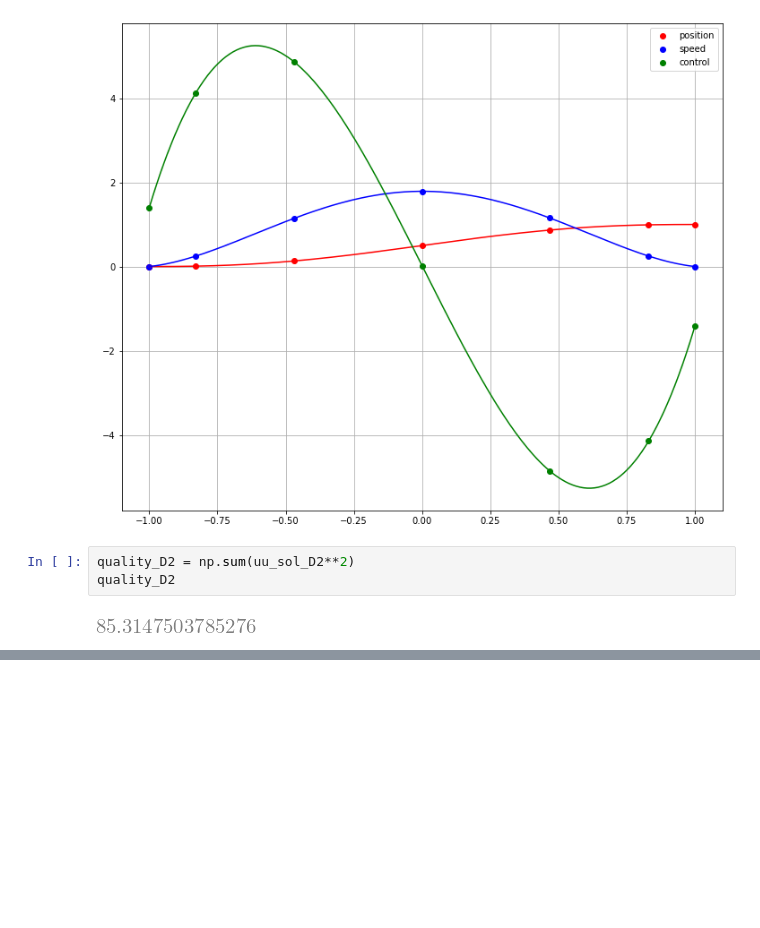
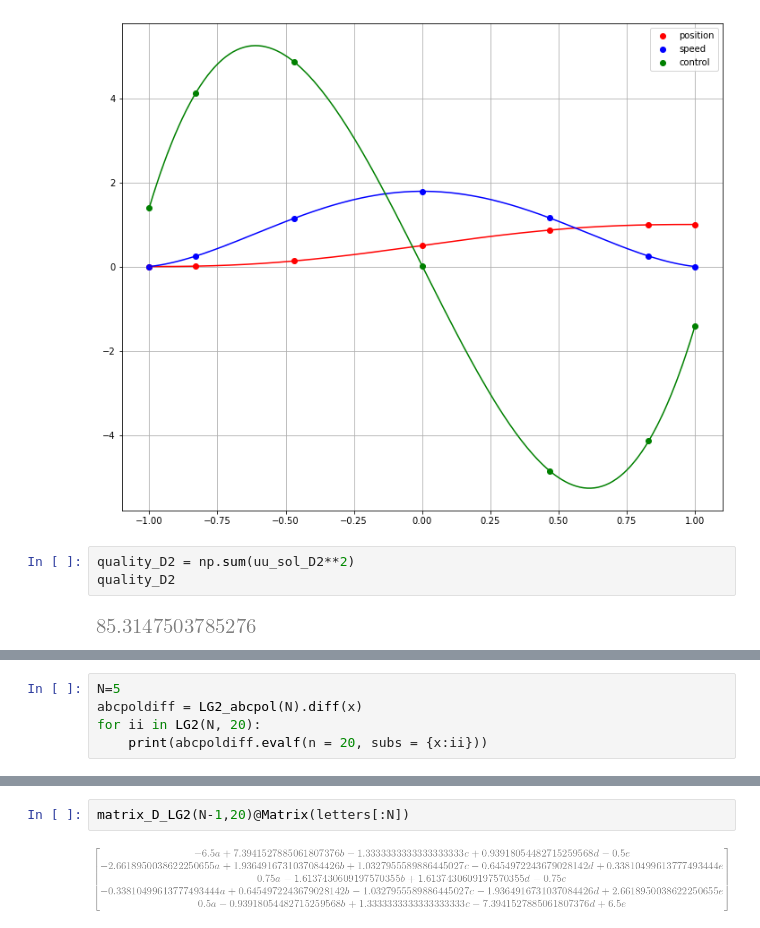
Before and after one commit to AunSiro/Cosejas_IRI, a Jupyter notebook: Casadi/Pseudospectral.ipynb, the cells around one changed output, grey strips where cells are left out. Cells and saved outputs as stored; diff of their text form; blank space fills up the shorter version.

```diff
--- a/Casadi/Pseudospectral.ipynb
+++ b/Casadi/Pseudospectral.ipynb
@@ -459,0 +485,5 @@ quality_D2
+# %%
+N=5
+abcpoldiff = LG2_abcpol(N).diff(x)
+for ii in LG2(N, 20):
+    print(abcpoldiff.evalf(n = 20, subs = {x:ii}))
@@ -459,0 +496,4 @@ quality_D2
+# %%
+matrix_D_LG2(N-1,20)@Matrix(letters[:N])
+# %% [output]
+[figure, added]
```
Also changed, not shown: parts of 16 cells of this notebook.
